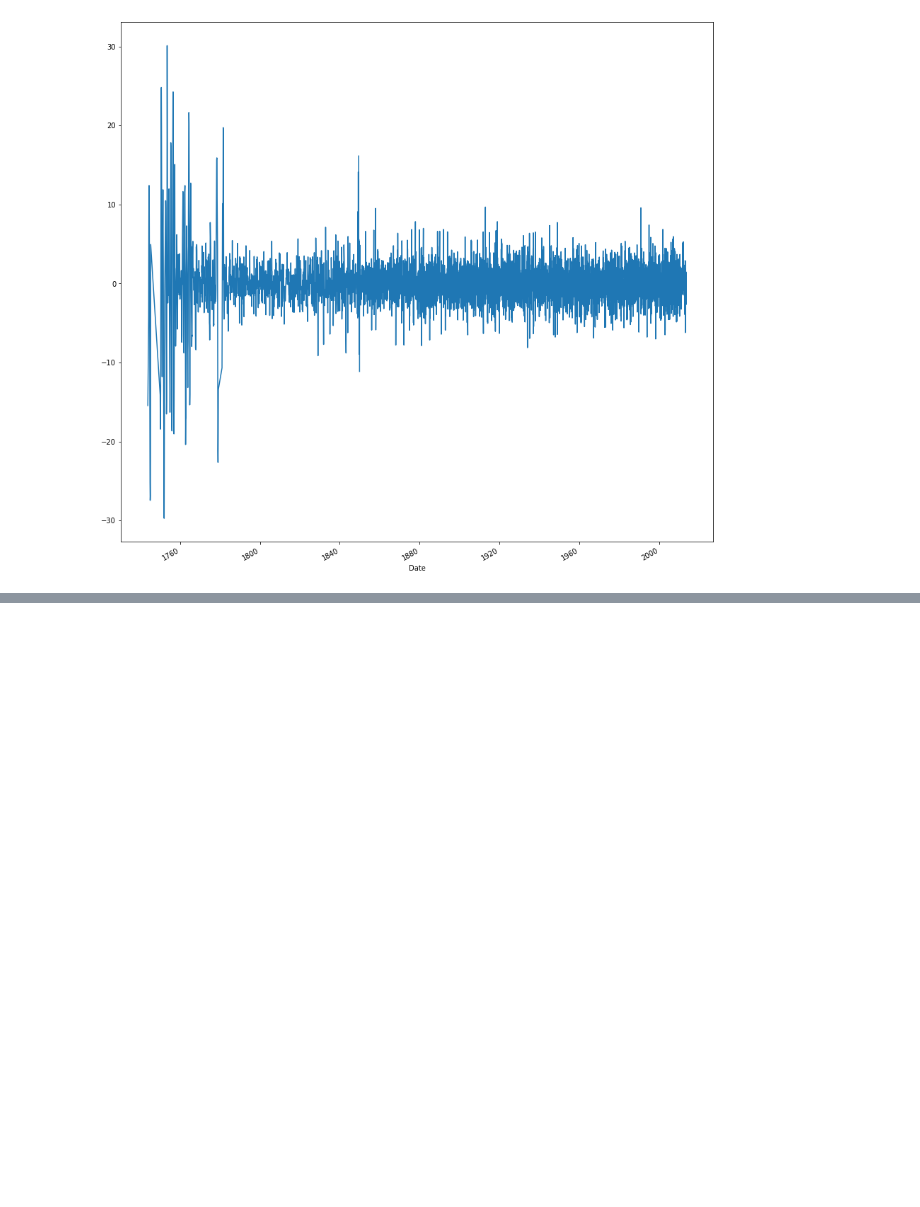
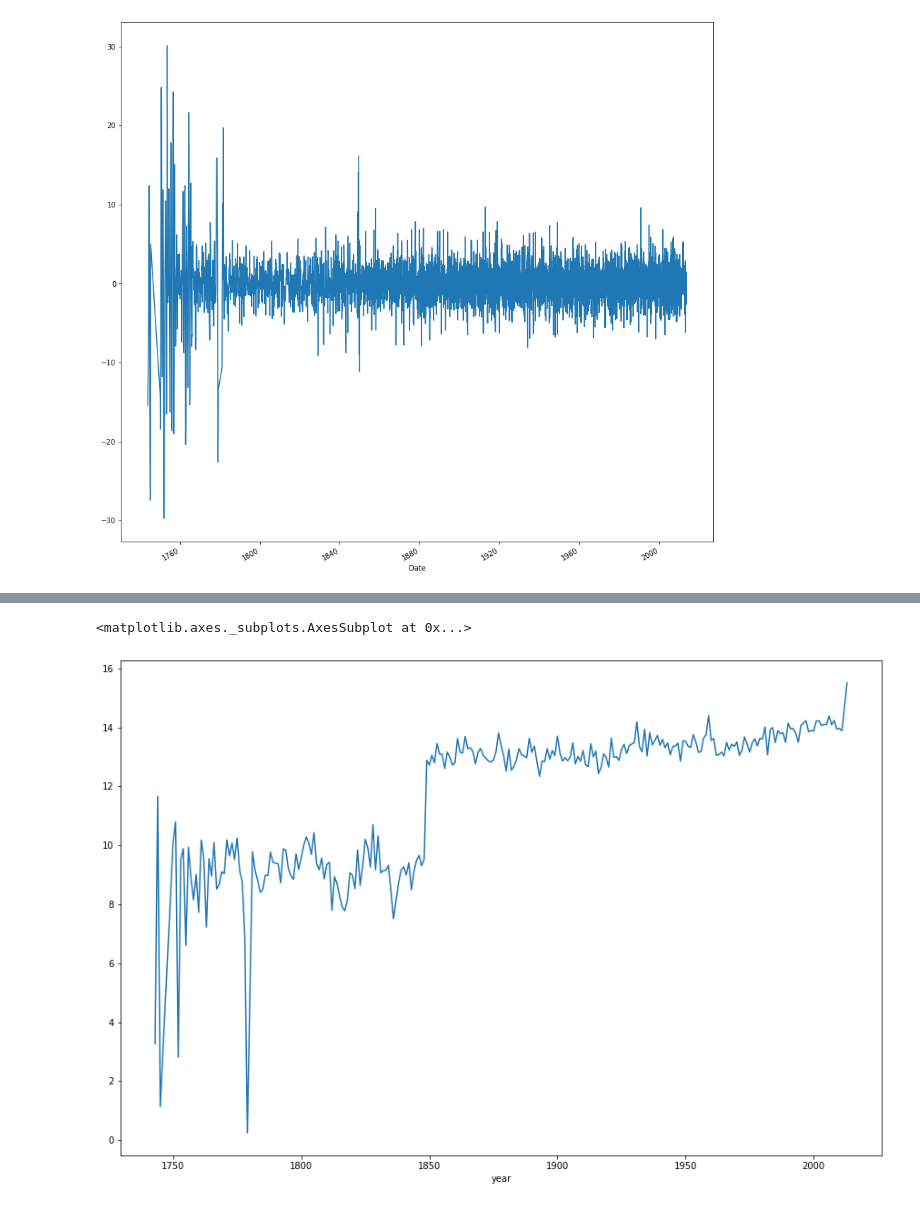
Before and after one commit to shameer-phy/Pandas_EDA, a Jupyter notebook: Project_Geo_spatial_Analysis/Data_preprocessing.ipynb, the cells around one changed output, grey strips where cells are left out. Drawn from its saved outputs; the diff is of its cells as text; code cells hidden in the pictures; blank space fills up the shorter version.

```diff
--- a/Project_Geo_spatial_Analysis/Data_preprocessing.ipynb
+++ b/Project_Geo_spatial_Analysis/Data_preprocessing.ipynb
@@ -190,0 +255,7 @@ usa_copy['first temp diff'].plot(figsize=(15,15))
+# %%
+piv_avg2 = pivot1.mean(axis=0)
+# %%
+piv_avg2.plot(figsize=(15,10))
+# %% [output]
+<matplotlib.axes._subplots.AxesSubplot at 0x...>
+[figure, added]
```
Also changed, not shown: parts of 24 cells of this notebook.
